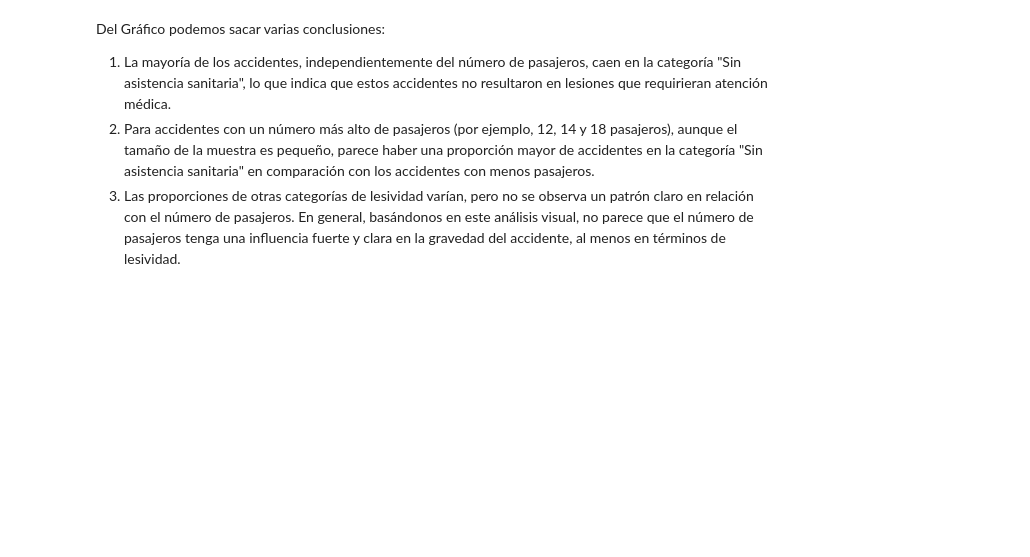
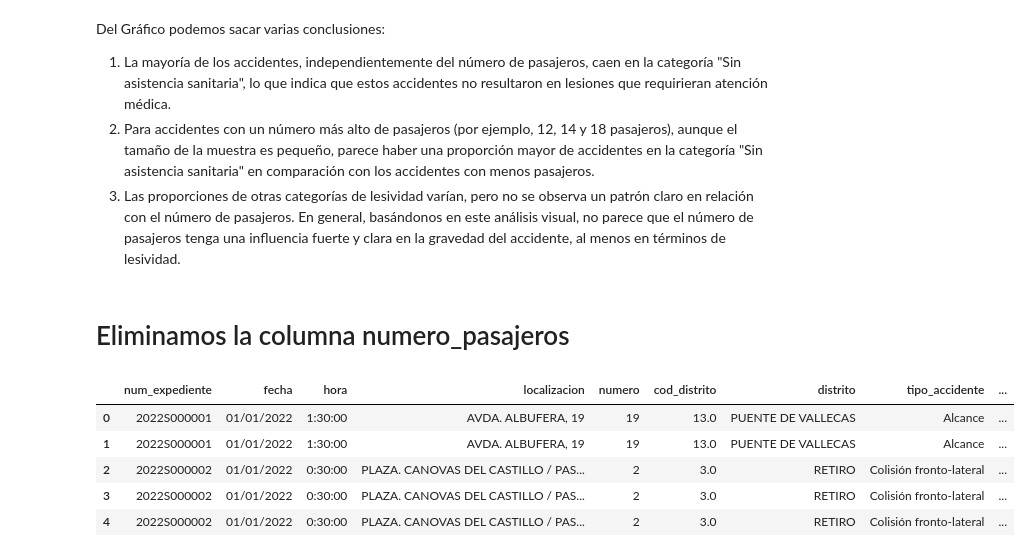
Before and after one commit to lucaramirezo/Traffic-Network-Transparency, a Jupyter notebook: Limpieza_Datos.ipynb, the cells around one changed output. Cells and saved outputs as stored; diff of their text form; code cells hidden in the pictures; blank space fills up the shorter version.

```diff
--- a/Limpieza_Datos.ipynb
+++ b/Limpieza_Datos.ipynb
@@ -11,7 +11,7 @@ El fichero 202X_Accidentalidad.csv recoge los datos de Accidentes de tráfico en
 # %% [markdown]
 1. Tomamos los datos de los ficheros 2022_Accidentalidad.csv y 2023_Accidentalidad.csv y creamos dataframes con los datos de los ficheros
 # %%
-accidentes_2022 = pd.read_csv('./2022_Accidentalidad.csv', sep = ';')
+accidentes_2022 = pd.read_csv('./Datasets/2022_Accidentalidad.csv', sep = ';')
 accidentes_2022
 # %% [output]
 |  | num_expediente | fecha | hora | localizacion | numero | cod_distrito | distrito | tipo_accidente | ... |
@@ -28,7 +28,7 @@ accidentes_2022
 | 47052 | 2022S041312 | 12/12/2022 | 22:50:00 | AVDA. ANDALUCIA / AVDA. PERLA | 14 | 12 | USERA | Colisión fronto-lateral | ... |
 47053 rows × 21 columns
 # %%
-accidentes_2023 = pd.read_csv('./2023_Accidentalidad.csv', sep = ';')
+accidentes_2023 = pd.read_csv('./Datasets/2023_Accidentalidad.csv', sep = ';')
 accidentes_2023
 # %% [output]
 |  | num_expediente | fecha | hora | localizacion | numero | cod_distrito | distrito | tipo_accidente | ... |
@@ -305,3 +288,15 @@ Del Gráfico podemos sacar varias conclusiones:
 2. Para accidentes con un número más alto de pasajeros (por ejemplo, 12, 14 y 18 pasajeros), aunque el tamaño de la muestra es pequeño, parece haber una proporción mayor de accidentes en la categoría "Sin asistencia sanitaria" en comparación con los accidentes con menos pasajeros.
 3. Las proporciones de otras categorías de lesividad varían, pero no se observa un patrón claro en relación con el número de pasajeros.
 En general, basándonos en este análisis visual, no parece que el número de pasajeros tenga una influencia fuerte y clara en la gravedad del accidente, al menos en términos de lesividad.
+# %% [markdown]
+# Eliminamos la columna numero_pasajeros
+# %%
+combined_data.drop(columns= 'numero_pasajeros', inplace = True)
+combined_data.head()
+# %% [output]
+|  | num_expediente | fecha | hora | localizacion | numero | cod_distrito | distrito | tipo_accidente | ... |
+| 0 | 2022S000001 | 01/01/2022 | 1:30:00 | AVDA. ALBUFERA, 19 | 19 | 13.0 | PUENTE DE VALLECAS | Alcance | ... |
+| 1 | 2022S000001 | 01/01/2022 | 1:30:00 | AVDA. ALBUFERA, 19 | 19 | 13.0 | PUENTE DE VALLECAS | Alcance | ... |
+| 2 | 2022S000002 | 01/01/2022 | 0:30:00 | PLAZA. CANOVAS DEL CASTILLO / PAS... | 2 | 3.0 | RETIRO | Colisión fronto-lateral | ... |
+| 3 | 2022S000002 | 01/01/2022 | 0:30:00 | PLAZA. CANOVAS DEL CASTILLO / PAS... | 2 | 3.0 | RETIRO | Colisión fronto-lateral | ... |
+| 4 | 2022S000002 | 01/01/2022 | 0:30:00 | PLAZA. CANOVAS DEL CASTILLO / PAS... | 2 | 3.0 | RETIRO | Colisión fronto-lateral | ... |
```
Also changed, not shown: parts of 2 cells of this notebook, 1 other file.
